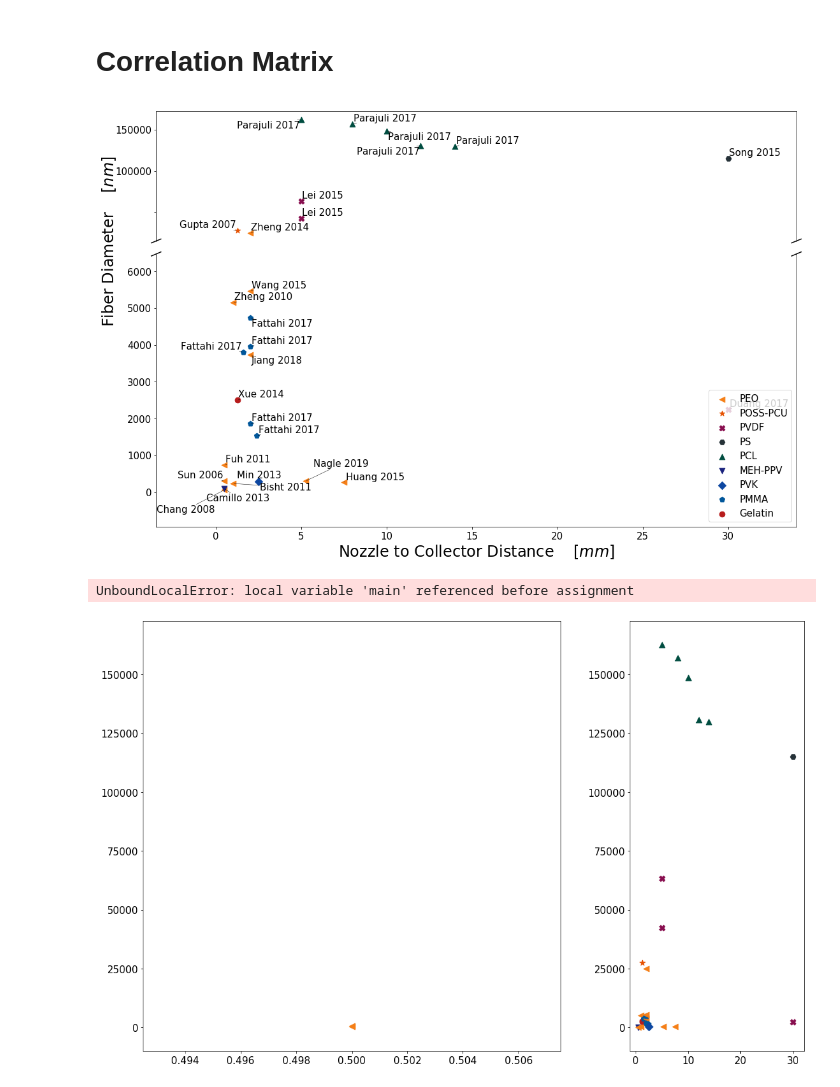
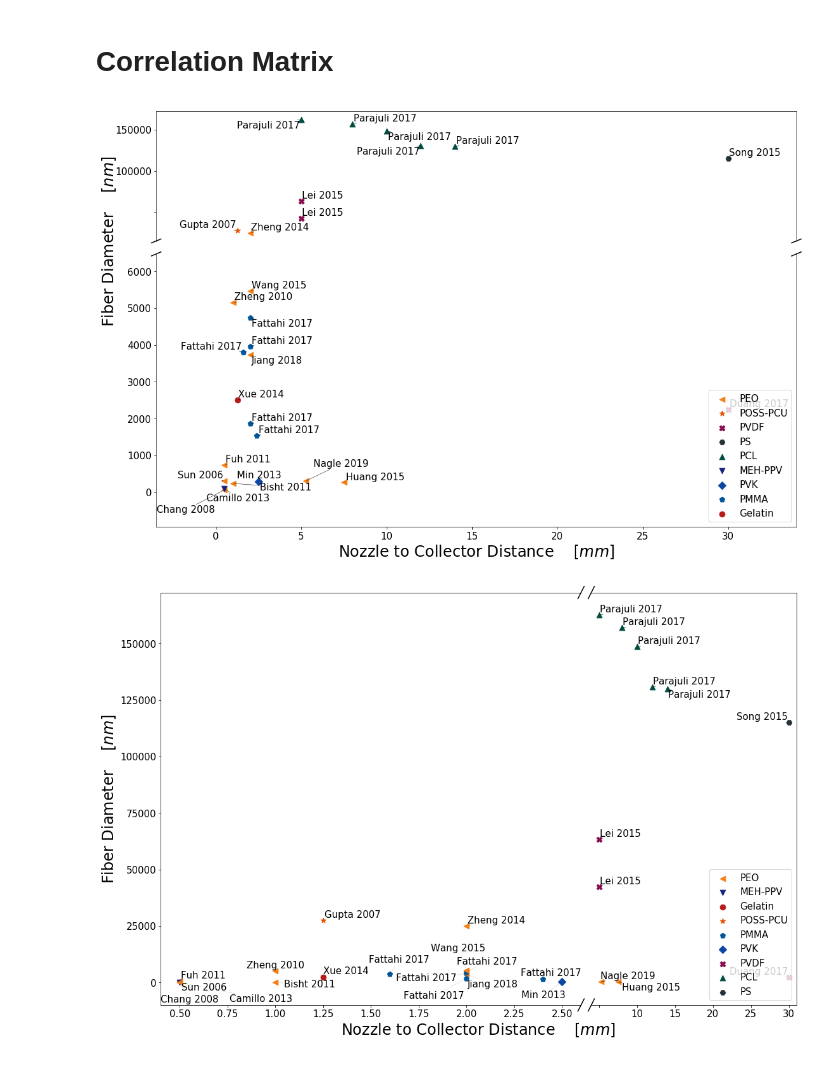
Before and after one commit to KiraSensei13/MNT_ITESM_Thesis, a Jupyter notebook: NFES_Review/_jupyterPlots/NFES_ReviewPaper.ipynb, the cells around one changed output. Saved outputs shown, nothing was run; the diff lists cells and outputs as text; code cells hidden in the pictures.

Commit message:
x-axis break done

```diff
--- a/NFES_Review/_jupyterPlots/NFES_ReviewPaper.ipynb
+++ b/NFES_Review/_jupyterPlots/NFES_ReviewPaper.ipynb
@@ -604,7 +602,7 @@ breakYlim.append(18);
 
 x_str.append('Nozzle to Collector Distance'); x_units.append(r'$[mm]$');
 y_str.append('Fiber Diameter'); y_units.append(r'$[nm]$');
-breakXlim.append(26);
+breakXlim.append(17);
 breakYlim.append(0);
 
 ########################################
@@ -639,35 +637,34 @@ breakYlim.append(0);
 # breakXlim.append(0);
 # breakYlim.append(11);
 
 # x_str.append('NFES Stage Velocity'); x_units.append(r'$[mm \cdot s^{-1}]$');
 # y_str.append('Fiber Diameter'); y_units.append(r'$[nm]$');
 # breakXlim.append(0);
 # breakYlim.append(16);
 
 # x_str.append('NFES Applied Voltage'); x_units.append(r'$[V]$');
 # y_str.append('Fiber Diameter'); y_units.append(r'$[nm]$');
 # breakXlim.append(0);
 # breakYlim.append(18);
 
 # x_str.append('Nozzle to Collector Distance'); x_units.append(r'$[mm]$');
 # y_str.append('Fiber Diameter'); y_units.append(r'$[nm]$');
 # breakXlim.append(0);
 # breakYlim.append(18);
 
 # x_str.append('Polymer Concentration'); x_units.append(r'$[wt\%]$');
 # y_str.append('Fiber Diameter'); y_units.append(r'$[nm]$');
 # breakXlim.append(0);
 # breakYlim.append(18);
 
 ########################################
 
 for i in range(len(x_str)):
     #scatterPlot(x_str[i], x_units[i], y_str[i], y_units[i], df[i], 'original')
     scatterPlot_breakAxis(x_str[i], x_units[i], y_str[i], y_units[i], df, df_x, breakXlim[i], breakYlim[i], 'lower right');
 # %% [output]
 [figure]
-UnboundLocalError: local variable 'main' referenced before assignment
-[figure, old version]
+[figure, new version]
 # %%
 # import pdfkit
 # path_wkthmltopdf = r'C:\Program Files\wkhtmltopdf\bin\wkhtmltopdf.exe'
```
Also changed, not shown: parts of 1 cell of this notebook.
